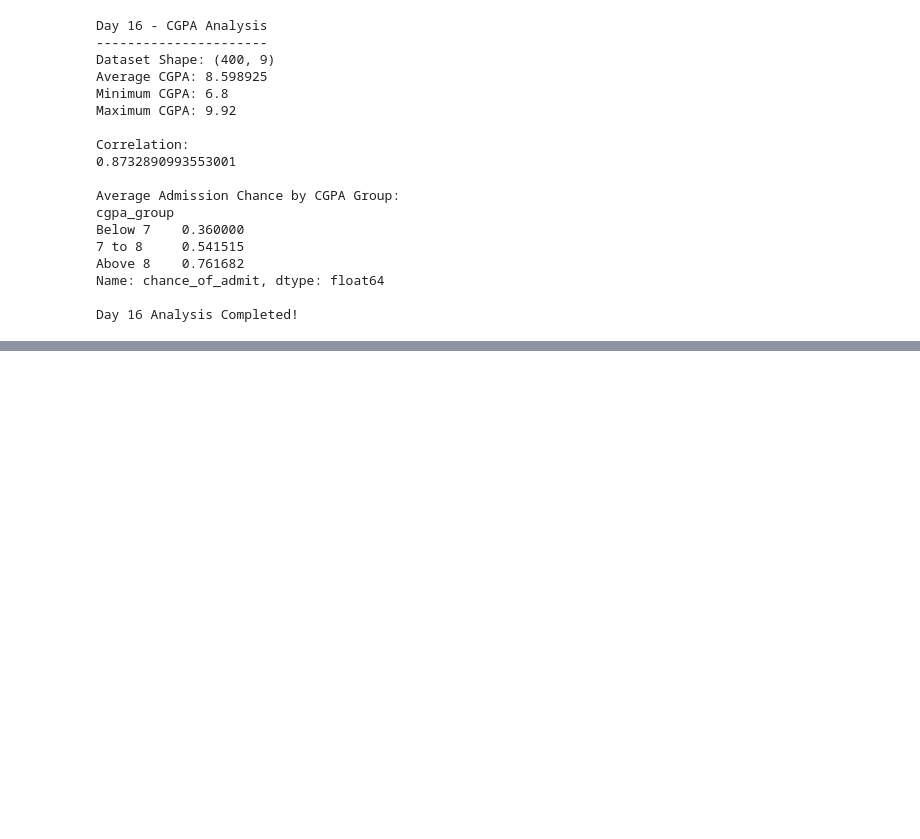
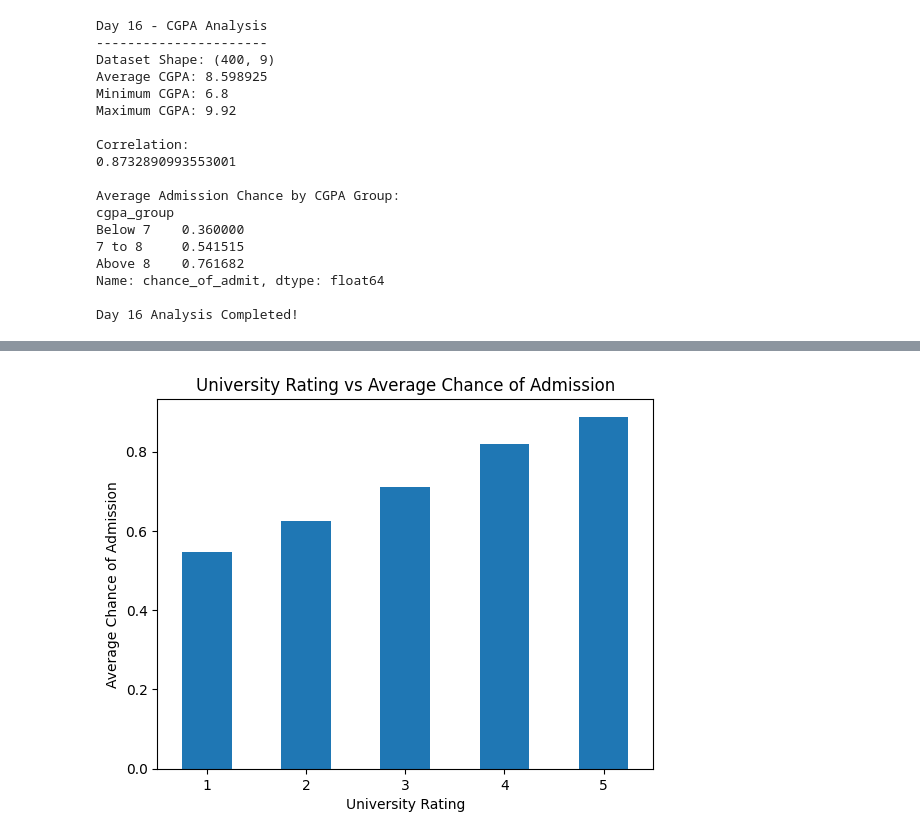
Before and after one commit to sumanamishra1120-ux/Chance-of-Admission-Higher-Studies, a Jupyter notebook: Chance_of_Admission_Higher_Studies.ipynb, the cells around one changed output, grey strips where cells are left out. Cells and saved outputs as stored; diff of their text form; code cells hidden in the pictures; blank space fills up the shorter version.

```diff
--- a/Chance_of_Admission_Higher_Studies.ipynb
+++ b/Chance_of_Admission_Higher_Studies.ipynb
@@ -1707,0 +2407,6 @@ Day 16 Analysis Completed!
+# %%
+rating_admission = df.groupby("university_rating")[
+    "chance_of_admit"
+].mean()
+
+print(rating_admission)
@@ -1707,0 +2421,10 @@ Day 16 Analysis Completed!
+# %%
+rating_admission.plot(kind="bar")
+
+plt.title("University Rating vs Average Chance of Admission")
+plt.xlabel("University Rating")
+plt.ylabel("Average Chance of Admission")
+plt.xticks(rotation=0)
+plt.show()
+# %% [output]
+[figure, added]
```
Also changed, not shown: parts of 137 cells of this notebook.
